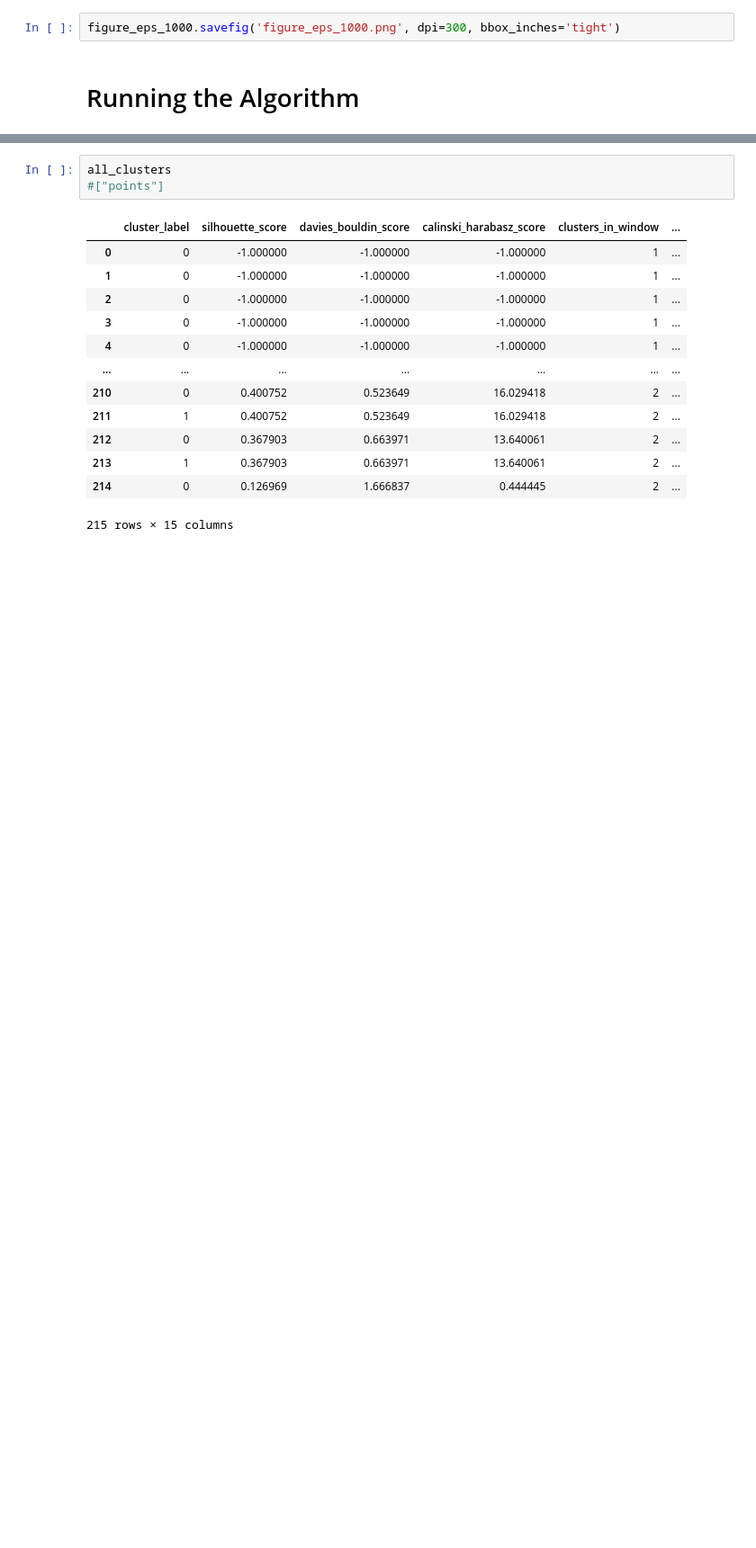
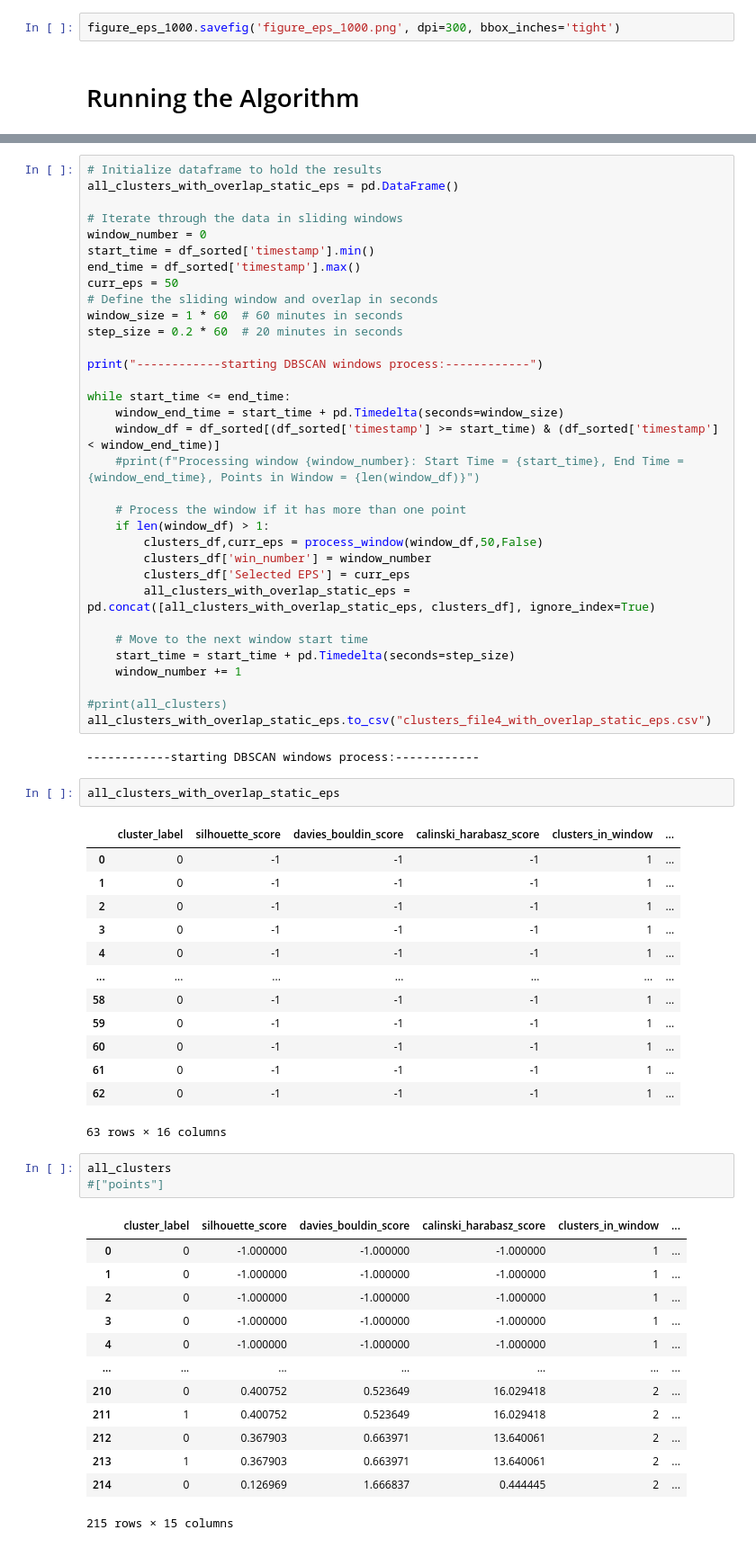
Before and after one commit to adibrill/Trajectory-Analysis-Using-Dynamic-DBSCAN-and-Poisson-Model, a Jupyter notebook: Data Exploration-hdbscan-4th dataset.ipynb, the cells around one changed output, grey strips where cells are left out. Shown at 90% size. Drawn from its saved outputs; the diff is of its cells as text; blank space fills up the shorter version.

```diff
--- a/Data Exploration-hdbscan-4th dataset.ipynb
+++ b/Data Exploration-hdbscan-4th dataset.ipynb
@@ -1087,3 +1144,54 @@ while start_time <= end_time:
+# %%
+# Initialize dataframe to hold the results
+all_clusters_with_overlap_static_eps = pd.DataFrame()
+
+# Iterate through the data in sliding windows
+window_number = 0
+start_time = df_sorted['timestamp'].min()
+end_time = df_sorted['timestamp'].max()
+curr_eps = 50
+# Define the sliding window and overlap in seconds
+window_size = 1 * 60  # 60 minutes in seconds
+step_size = 0.2 * 60  # 20 minutes in seconds
+
+print("------------starting DBSCAN windows process:------------")
+
+while start_time <= end_time:
+    window_end_time = start_time + pd.Timedelta(seconds=window_size)
+    window_df = df_sorted[(df_sorted['timestamp'] >= start_time) & (df_sorted['timestamp'] < window_end_time)]
+    #print(f"Processing window {window_number}: Start Time = {start_time}, End Time = {window_end_time}, Points in Window = {len(window_df)}")
+
+    # Process the window if it has more than one point
+    if len(window_df) > 1:
+        clusters_df,curr_eps = process_window(window_df,50,False)
+        clusters_df['win_number'] = window_number
+        clusters_df['Selected EPS'] = curr_eps
+        all_clusters_with_overlap_static_eps = pd.concat([all_clusters_with_overlap_static_eps, clusters_df], ignore_index=True)
+
+    # Move to the next window start time
+    start_time = start_time + pd.Timedelta(seconds=step_size)
+    window_number += 1
+
+#print(all_clusters)
+all_clusters_with_overlap_static_eps.to_csv("clusters_file4_with_overlap_static_eps.csv")
+# %% [output]
+------------starting DBSCAN windows process:------------
+# %%
+all_clusters_with_overlap_static_eps
+# %% [output]
+|  | cluster_label | silhouette_score | davies_bouldin_score | calinski_harabasz_score | clusters_in_window | ... |
+| 0 | 0 | -1 | -1 | -1 | 1 | ... |
+| 1 | 0 | -1 | -1 | -1 | 1 | ... |
+| 2 | 0 | -1 | -1 | -1 | 1 | ... |
+| 3 | 0 | -1 | -1 | -1 | 1 | ... |
+| 4 | 0 | -1 | -1 | -1 | 1 | ... |
+| ... | ... | ... | ... | ... | ... | ... |
+| 58 | 0 | -1 | -1 | -1 | 1 | ... |
+| 59 | 0 | -1 | -1 | -1 | 1 | ... |
+| 60 | 0 | -1 | -1 | -1 | 1 | ... |
+| 61 | 0 | -1 | -1 | -1 | 1 | ... |
+| 62 | 0 | -1 | -1 | -1 | 1 | ... |
+63 rows × 16 columns
 # %%
 all_clusters
 #["points"]
```
Also changed, not shown: parts of 5 cells of this notebook, 9 other files.
